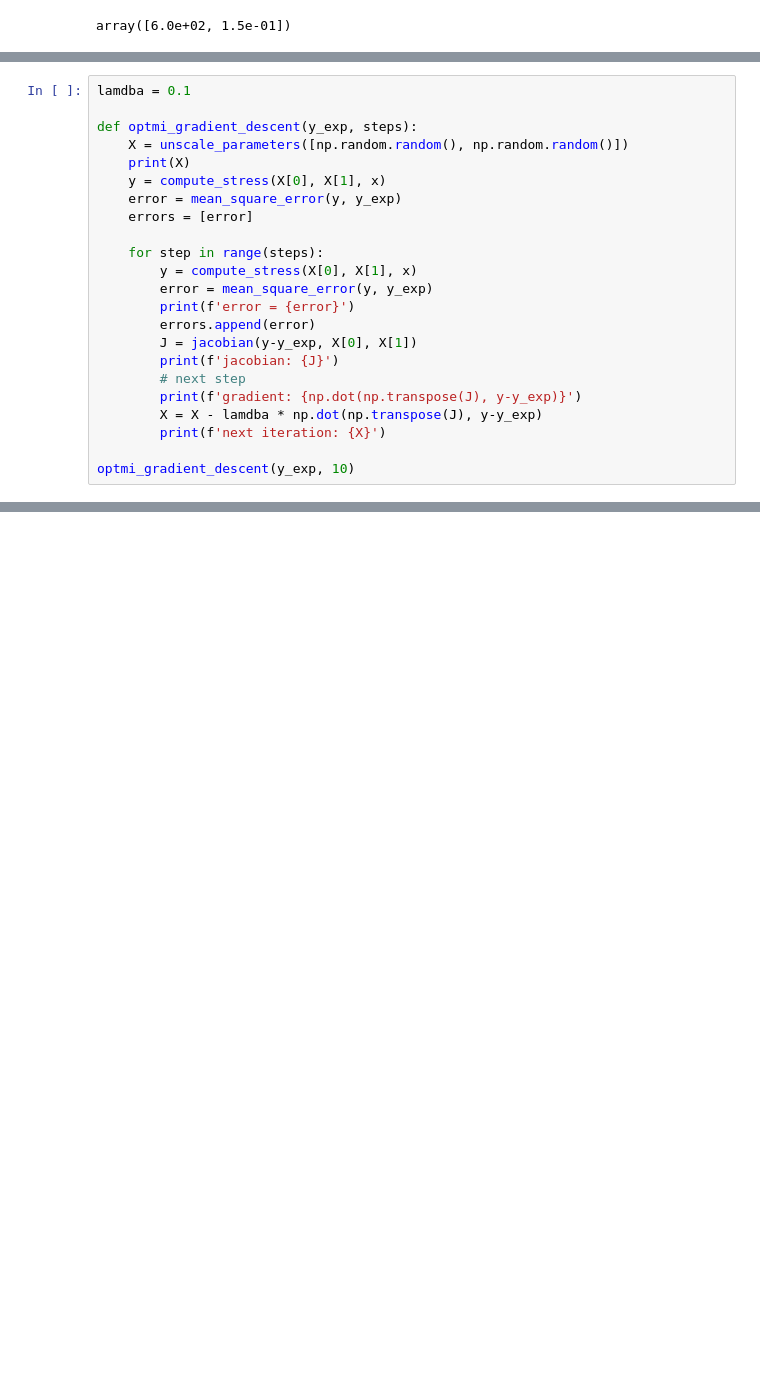
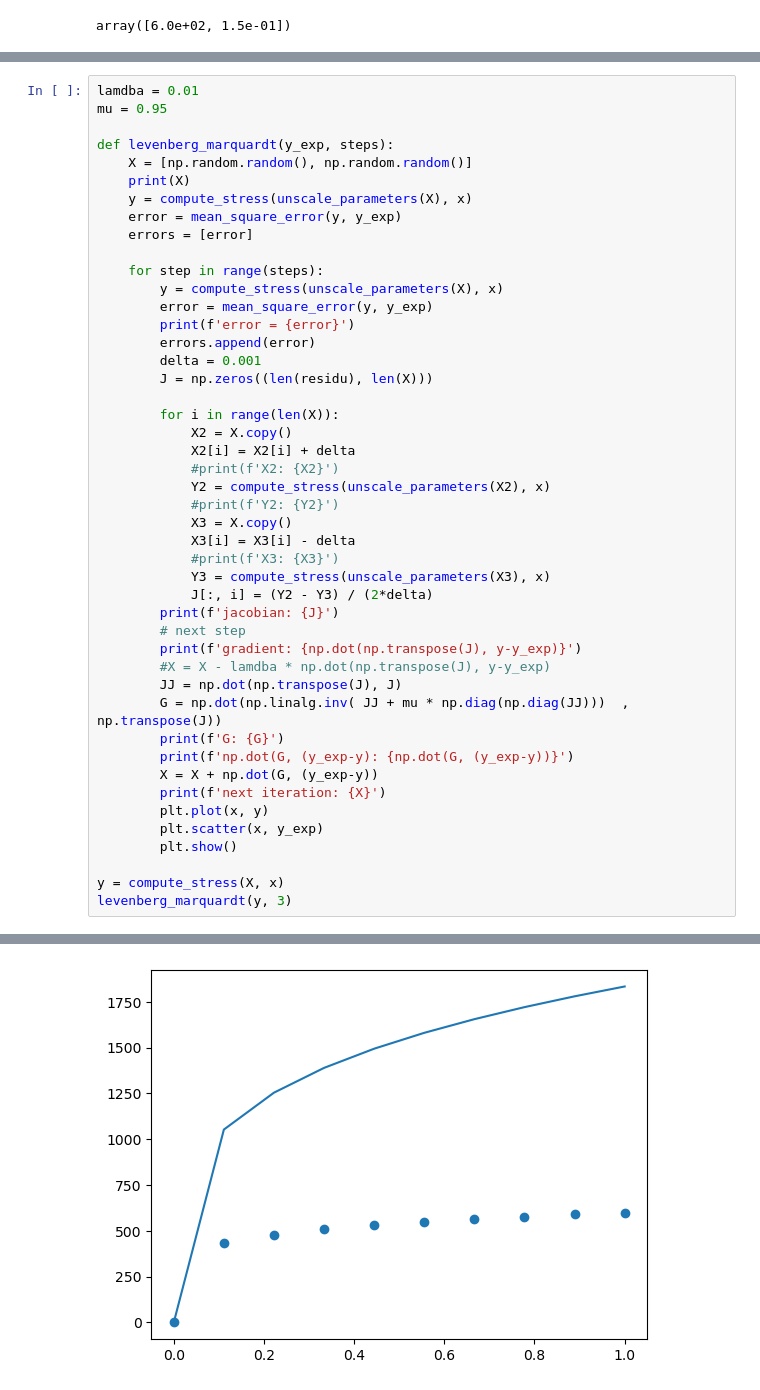
Before and after one commit to quentinchichery/levenberg-marquardt, a Jupyter notebook: levenberg-marquardt.ipynb, the cells around one changed output, grey strips where cells are left out. Cells and saved outputs as stored; diff of their text form; blank space fills up the shorter version.

Commit message:
levenberg marquardt

```diff
--- a/levenberg-marquardt.ipynb
+++ b/levenberg-marquardt.ipynb
@@ -140,24 +138,47 @@ array([[ 0.00000000e+00,  0.00000000e+00],
 # %%
-lamdba = 0.1
+lamdba = 0.01
+mu = 0.95
 
-def optmi_gradient_descent(y_exp, steps):
-    X = unscale_parameters([np.random.random(), np.random.random()])
+def levenberg_marquardt(y_exp, steps):
+    X = [np.random.random(), np.random.random()]
     print(X)
-    y = compute_stress(X[0], X[1], x)
+    y = compute_stress(unscale_parameters(X), x)
     error = mean_square_error(y, y_exp)
     errors = [error]
 
     for step in range(steps):
-        y = compute_stress(X[0], X[1], x)
+        y = compute_stress(unscale_parameters(X), x)
         error = mean_square_error(y, y_exp)
         print(f'error = {error}')
         errors.append(error)
-        J = jacobian(y-y_exp, X[0], X[1])
+        delta = 0.001
+        J = np.zeros((len(residu), len(X)))
+
+        for i in range(len(X)):
+            X2 = X.copy()
+            X2[i] = X2[i] + delta
+            #print(f'X2: {X2}')
+            Y2 = compute_stress(unscale_parameters(X2), x)
+            #print(f'Y2: {Y2}')
+            X3 = X.copy()
+            X3[i] = X3[i] - delta
+            #print(f'X3: {X3}')
+            Y3 = compute_stress(unscale_parameters(X3), x)
+            J[:, i] = (Y2 - Y3) / (2*delta)
         print(f'jacobian: {J}')
         # next step
         print(f'gradient: {np.dot(np.transpose(J), y-y_exp)}')
-        X = X - lamdba * np.dot(np.transpose(J), y-y_exp)
+        #X = X - lamdba * np.dot(np.transpose(J), y-y_exp)
+        JJ = np.dot(np.transpose(J), J)
+        G = np.dot(np.linalg.inv( JJ + mu * np.diag(np.diag(JJ)))  , np.transpose(J))
+        print(f'G: {G}')
+        print(f'np.dot(G, (y_exp-y): {np.dot(G, (y_exp-y))}')
+        X = X + np.dot(G, (y_exp-y))
         print(f'next iteration: {X}')
+        plt.plot(x, y)
+        plt.scatter(x, y_exp)
+        plt.show()
 
-optmi_gradient_descent(y_exp, 10)
+y = compute_stress(X, x)
+levenberg_marquardt(y, 3)
 # %% [output]
@@ -180,0 +202 @@ next iteration: [nan nan]
+[figure, added]
```
Also changed, not shown: parts of 8 cells of this notebook.
